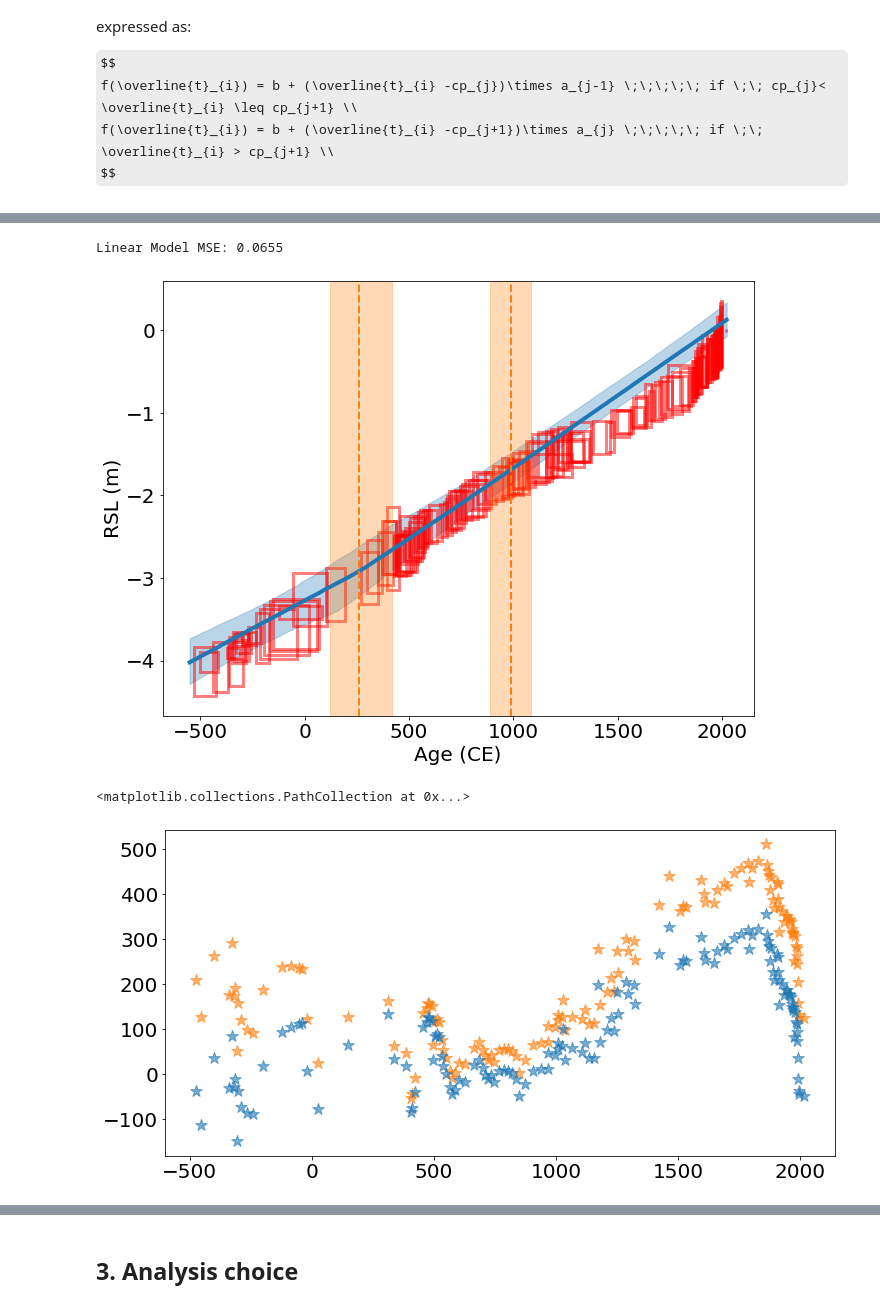
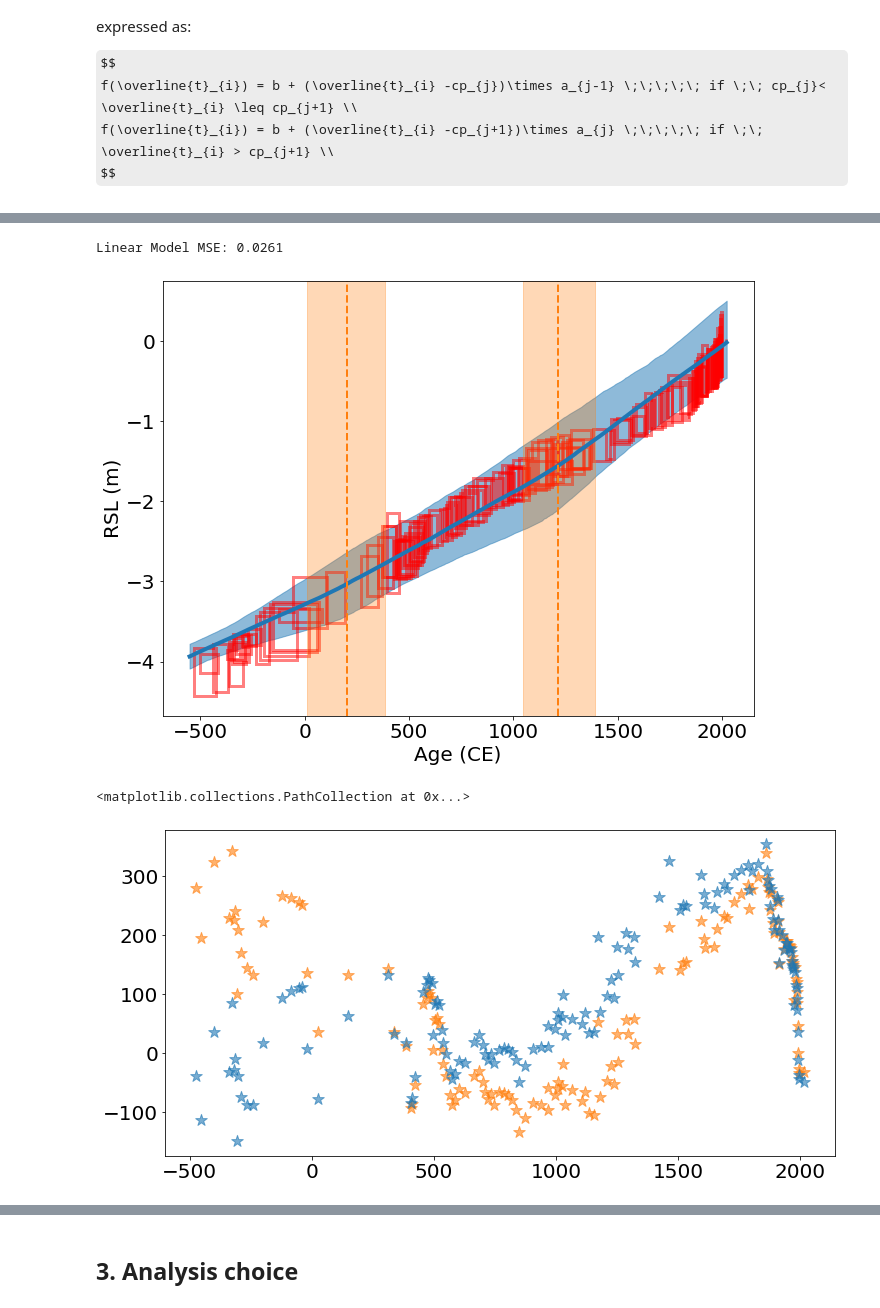
Before and after one commit to radical-collaboration/PaleoSTeHM, a Jupyter notebook: Tutorials/1. Introduction/Paleo_STeHM_intro.ipynb, the cells around one changed output, grey strips where cells are left out. Drawn from its saved outputs; the diff is of its cells as text; code cells hidden in the pictures; some formulas as TeX source.

```diff
--- a/Tutorials/1. Introduction/Paleo_STeHM_intro.ipynb
+++ b/Tutorials/1. Introduction/Paleo_STeHM_intro.ipynb
@@ -482,8 +482,7 @@ f(\overline{t}_{i}) = b + (\overline{t}_{i} -cp_{j})\times a_{j-1} \;\;\;\;\; if
 f(\overline{t}_{i}) = b + (\overline{t}_{i} -cp_{j+1})\times a_{j} \;\;\;\;\; if \;\; \overline{t}_{i} > cp_{j+1} \\
 $$
 # %%
-
-def change_point_model(X, y,x_sigma,y_sigma,n_cp):
+def change_point_model(X, y,x_sigma,y_sigma,n_cp,intercept_prior,coefficient_prior):
     '''
     A function to define a change-point model in pyro
 
@@ -498,21 +497,22 @@ def change_point_model(X, y,x_sigma,y_sigma,n_cp):
 
     '''
     # Define our intercept prior
-    intercept_prior = dist.Uniform(-5., 5.)
+    # intercept_prior = dist.Uniform(-5., 5.)
     b = pyro.sample("b", intercept_prior)
     beta_coef_list = torch.zeros(n_cp+1)
     cp_loc_list = torch.zeros(n_cp)
     #Define our coefficient prior
-
+    cp_loc_prior = torch.linspace(X[:,0].min(),X[:,0].max(),n_cp+1)
+    gap = cp_loc_prior[1]-cp_loc_prior[0]
     for i in range(n_cp+1):
-        coefficient_prior = dist.Uniform(-0.01, 0.01)
+        # coefficient_prior = dist.Uniform(-0.01, 0.01)
         beta_coef = pyro.sample(f"a_{i}", coefficient_prior)
         beta_coef_list[i] = beta_coef
         if i<n_cp:
-            cp_prior = dist.Uniform(X[:,0].min(),X[:,0].max())
+            cp_prior = dist.Uniform(cp_loc_prior[i]-gap,cp_loc_prior[i+1]+gap)
             cp_loc = pyro.sample(f"cp_{i}", cp_prior)
             cp_loc_list[i] = cp_loc
-    cp_loc_list,cp_sort_index = cp_loc_list.sort()
+    # cp_loc_list,cp_sort_index = cp_loc_list.sort()
     # beta_coef_list = beta_coef_list[cp_sort_index]
 
     #generate random error for age
@@ -545,9 +545,3 @@ def change_point_model(X, y,x_sigma,y_sigma,n_cp):
     with pyro.plate("data", y.shape[0]):
         # Condition the expected mean on the observed target y
         observation = pyro.sample("obs", dist.Normal(mean, y_sigma), obs=y)
-# %%
-nuts_kernel = NUTS(change_point_model)
-test_X = X[:,None] #convert X to a 2D array which is more common for pytorch models
-
-mcmc = MCMC(nuts_kernel, num_samples=1000, warmup_steps=200)
-mcmc.run(test_X.float(),y,x_sigma,y_sigma,2)
@@ -557,14 +549,14 @@ IndexError: index -1 is out of bounds for dimension 0 with size 0
 import pyro.distributions as dist
 
 #------Define the process mdoel---------
-change_point_model = PSTHM.change_point_model
+change_point_model = change_point_model
 test_X = X[:,None] #convert X to a 2D array which is more common for pytorch models
 #-------Define parameter model---------
-intercept_prior = dist.Uniform(-10., 10.)
+intercept_prior = dist.Uniform(-6., -2.)
 coefficient_prior = dist.Uniform(-0.01,0.01)
 
 num_change_points = 2
-guide,losses = PSTHM.opti_pyro_mdoel(change_point_model,test_X,y,x_sigma,y_sigma,num_change_points,intercept_prior,coefficient_prior,lr=0.01)
+guide,losses = PSTHM.opti_pyro_mdoel(change_point_model,test_X,y,x_sigma,y_sigma,num_change_points,intercept_prior,coefficient_prior,lr=0.01,number_of_steps=500)
 #-------Visualize the training loss---------
 plt.plot(losses);
 # %% [output]
@@ -604,23 +613,23 @@ change_point_pred_2p5,change_point_pred_50,change_point_pred_97p5 = np.percentil
 # %%
 
 plt.figure(figsize=(36,8))
 ax = plt.subplot(131)
 PSTHM.plot_uncertainty_boxes(X,y, x_sigma*2,y_sigma*2,ax=ax)
 plt.plot(forward_x,change_point_pred_50,'C0',linewidth=4,label='Mean change point model')
-plt.fill_between(forward_x,change_point_pred_2p5,change_point_pred_97p5,color='C0',alpha=0.3,label='95 CI')
+plt.fill_between(forward_x,change_point_pred_2p5,change_point_pred_97p5,color='C0',alpha=0.5,label='95 CI')
 
 for i in range(posterior['cp'].shape[1]):
     cp_2p5,cp_50,cp_97p5 = np.percentile(posterior['cp'][:,i],[2.5,50,97.5])
     plt.axvline(cp_50,color='C1',linestyle='--',linewidth=2)
     plt.axvspan(cp_2p5,cp_97p5,color='C1',alpha=0.3)
 
 
 f_cp = interpolate.interp1d(forward_x,change_point_pred_50)
 cp_prediction = f_cp(X)
 print('Linear Model MSE: {:4.4f}'.format(PSTHM.cal_MSE(y.detach().numpy(),cp_prediction)));
 # %% [output]
-Linear Model MSE: 0.0655
+Linear Model MSE: 0.0261
-[figure, old version]
+[figure, new version]
 # %%
 plt.scatter(X,(cp_prediction-y.detach().numpy())*1000,s=150,marker='*',color='C1',alpha=0.6)
 f_hand = interpolate.interp1d(pred_x,mean_pred)
@@ -628,4 +637,4 @@ linear_prediction = f_hand(X)
 plt.scatter(X,(linear_prediction-y.detach().numpy())*1000,s=150,marker='*',color='C0',alpha=0.6)
 # %% [output]
 <matplotlib.collections.PathCollection at 0x...>
-[figure, old version]
+[figure, new version]
```
Also changed, not shown: parts of 8 cells of this notebook.
